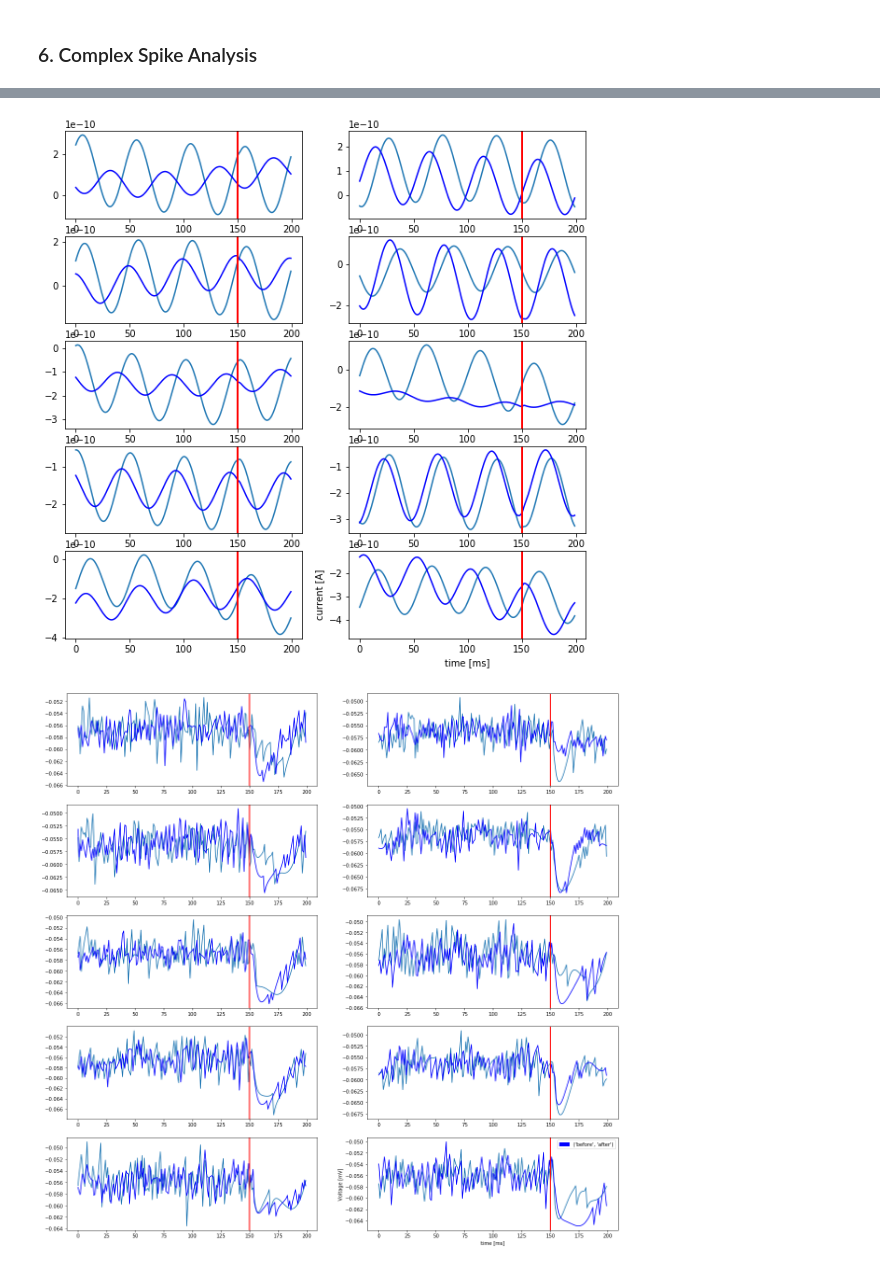
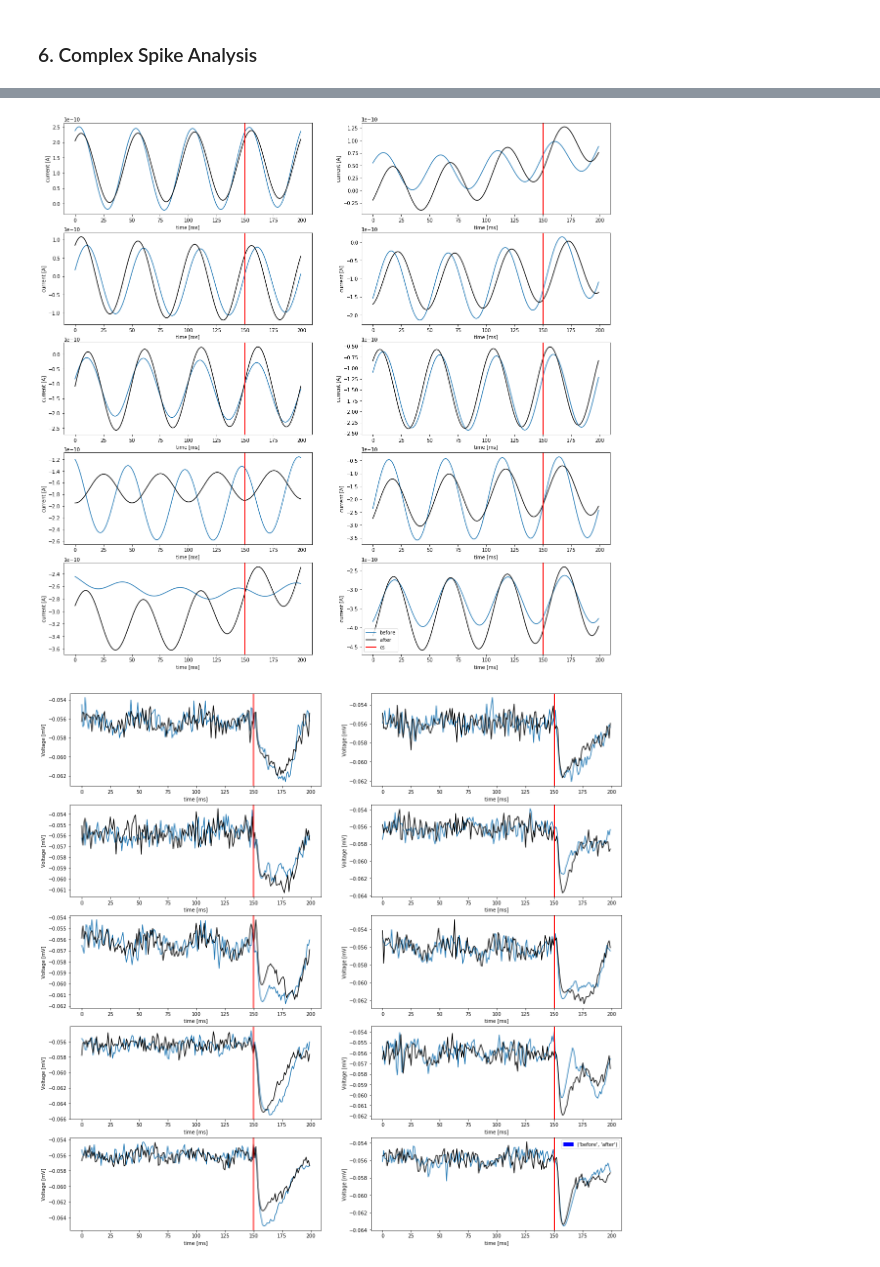
Before and after one commit to ThijsHoedemakers/OlivoCerebellarModel, a Jupyter notebook: Data_analysis.ipynb, the cells around one changed output, grey strips where cells are left out. Saved outputs shown, nothing was run; the diff lists cells and outputs as text; code cells hidden in the pictures.

```diff
--- a/Data_analysis.ipynb
+++ b/Data_analysis.ipynb
@@ -200,7 +213,8 @@ for i in range(0,nrIO):
         for l in range(0,nrIO):
             plt.plot(transpose(corr_BA))
         ax1.set_xlim([corr_BA[i].argmax()-100, corr_BA[i].argmax()+100])
-        #ax1.set_ylim([5,7])
+        bmax=max(asarray(corr_BA[i]))
+        ax1.set_ylim([bmax-1,bmax])
         plt.show()
         plt.subplot(121)
         for l in range(0,nrIO):
@@ -214,7 +228,8 @@ for i in range(0,nrIO):
         for l in range(0,nrIO):
             plt.plot(transpose(corr_AA))
         ax1.set_xlim([corr_AA[i].argmax()-100, corr_AA[i].argmax()+100])
-        #ax1.set_ylim([1,3])
+        amax=max(asarray(corr_AA[i]))
+        ax1.set_ylim([amax-1,amax])
 
 
     #print(lagTotal_AA[:])
@@ -342,27 +354,29 @@ for jj in range(0,nrPC):
 # %%
-figure(figsize=(10,10))
+figure(figsize=(20,20))
 for i in range(0,len(meancur_BA)):
     subplot(5,2,i+1)
     #print(meancur_AA[i])
     plot(meancur_BA[i])
-    plot(meancur_AA[i],color='b')
+    plot(meancur_AA[i],color='black')
     axvline(150, linewidth=2,color='r')
-#legend('before','after','cs', loc='lower left')
-xlabel('time [ms]')
-ylabel('current [A]')
+    xlabel('time [ms]')
+    ylabel('current [A]')
+legend(['before','after','cs'], loc='lower left')
 show()
 figure(figsize=(20,20))
 for i in range(0,len(meancur_VBA)):
     subplot(5,2,i+1)
     #print(meancur_AA[i])
     plot(meancur_VBA[i])
-    plot(meancur_VAA[i],color='b')
+    plot(meancur_VAA[i],color='black')
     axvline(150, linewidth=2,color='r')
+    xlabel('time [ms]')
+    ylabel('Voltage [mV]')
+
+
 red_patch = mpatches.Patch(color='blue', label=('before','after'))
 legend(handles=[red_patch])
-xlabel('time [ms]')
-ylabel('Voltage [mV]')
 show()
 # %% [output]
-[figure, old version]
+[figure, new version]
-[figure, old version]
+[figure, new version]
```
Also changed, not shown: parts of 8 cells of this notebook, 2 other files.
